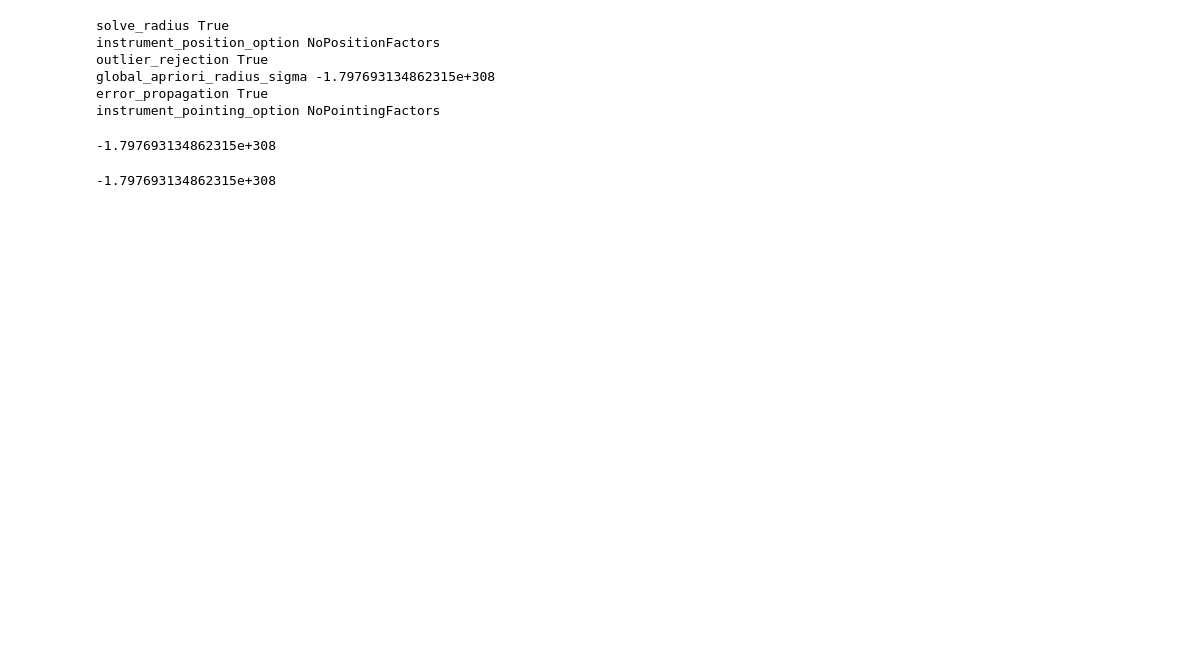
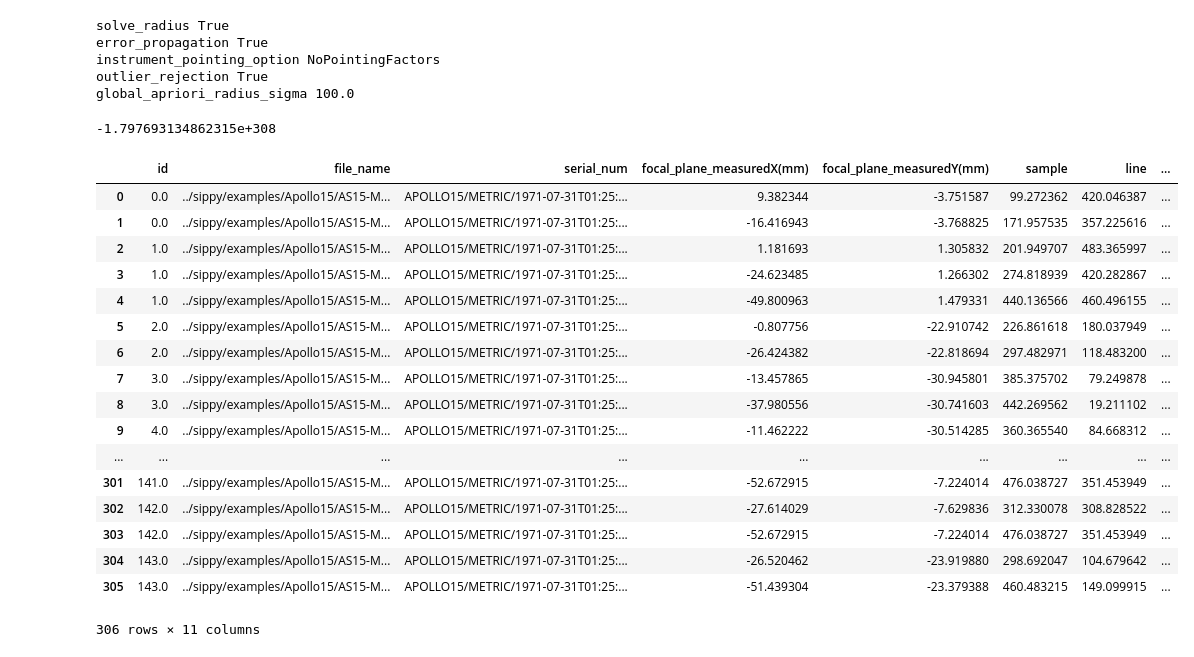
Before and after one commit to USGS-Astrogeology/sippy, a Jupyter notebook: notebooks/1. Bundle Adjustment API.ipynb, the cells around one changed output. Cells and saved outputs as stored; diff of their text form; code cells hidden in the pictures; blank space fills up the shorter version.

```diff
--- a/notebooks/1. Bundle Adjustment API.ipynb
+++ b/notebooks/1. Bundle Adjustment API.ipynb
@@ -19,7 +22,6 @@ cnet = get_path('compiles.net')
 bundle_parameters = {'solve_radius': True,
                      'error_propagation': True,
                      'instrument_pointing_option': 'Angles',
-                     'instrument_position_option': 'PositionOnly',
                      'outlier_rejection': True,
                      'global_apriori_radius_sigma': 100.}
 
@@ -27,19 +29,34 @@ bundle_parameters = {'solve_radius': True,
 bun = BundleAdjust(settings=bundle_parameters)
 # %% [output]
 solve_radius True
-instrument_position_option NoPositionFactors
-outlier_rejection True
-global_apriori_radius_sigma -1.797693134862315e+308
 error_propagation True
 instrument_pointing_option NoPointingFactors
+outlier_rejection True
+global_apriori_radius_sigma 100.0
-# %%
-bun.global_apriori_radius_sigma = 1.0
-bun.global_apriori_radius_sigma
-# %% [output]
--1.797693134862315e+308
 # %%
 bun.global_apriori_lat_sigma
 # %% [output]
 -1.797693134862315e+308
 # %%
 results, df = bun.bundle(cnet, flist)
+# %%
+df
+# %% [output]
+|  | id | file_name | serial_num | focal_plane_measuredX(mm) | focal_plane_measuredY(mm) | sample | line | ... |
+| 0 | 0.0 | ../sippy/examples/Apollo15/AS15-M... | APOLLO15/METRIC/1971-07-31T01:25:... | 9.382344 | -3.751587 | 99.272362 | 420.046387 | ... |
+| 1 | 0.0 | ../sippy/examples/Apollo15/AS15-M... | APOLLO15/METRIC/1971-07-31T01:25:... | -16.416943 | -3.768825 | 171.957535 | 357.225616 | ... |
+| 2 | 1.0 | ../sippy/examples/Apollo15/AS15-M... | APOLLO15/METRIC/1971-07-31T01:25:... | 1.181693 | 1.305832 | 201.949707 | 483.365997 | ... |
+| 3 | 1.0 | ../sippy/examples/Apollo15/AS15-M... | APOLLO15/METRIC/1971-07-31T01:25:... | -24.623485 | 1.266302 | 274.818939 | 420.282867 | ... |
+| 4 | 1.0 | ../sippy/examples/Apollo15/AS15-M... | APOLLO15/METRIC/1971-07-31T01:25:... | -49.800963 | 1.479331 | 440.136566 | 460.496155 | ... |
+| 5 | 2.0 | ../sippy/examples/Apollo15/AS15-M... | APOLLO15/METRIC/1971-07-31T01:25:... | -0.807756 | -22.910742 | 226.861618 | 180.037949 | ... |
+| 6 | 2.0 | ../sippy/examples/Apollo15/AS15-M... | APOLLO15/METRIC/1971-07-31T01:25:... | -26.424382 | -22.818694 | 297.482971 | 118.483200 | ... |
+| 7 | 3.0 | ../sippy/examples/Apollo15/AS15-M... | APOLLO15/METRIC/1971-07-31T01:25:... | -13.457865 | -30.945801 | 385.375702 | 79.249878 | ... |
+| 8 | 3.0 | ../sippy/examples/Apollo15/AS15-M... | APOLLO15/METRIC/1971-07-31T01:25:... | -37.980556 | -30.741603 | 442.269562 | 19.211102 | ... |
+| 9 | 4.0 | ../sippy/examples/Apollo15/AS15-M... | APOLLO15/METRIC/1971-07-31T01:25:... | -11.462222 | -30.514285 | 360.365540 | 84.668312 | ... |
+| ... | ... | ... | ... | ... | ... | ... | ... | ... |
+| 301 | 141.0 | ../sippy/examples/Apollo15/AS15-M... | APOLLO15/METRIC/1971-07-31T01:25:... | -52.672915 | -7.224014 | 476.038727 | 351.453949 | ... |
+| 302 | 142.0 | ../sippy/examples/Apollo15/AS15-M... | APOLLO15/METRIC/1971-07-31T01:25:... | -27.614029 | -7.629836 | 312.330078 | 308.828522 | ... |
+| 303 | 142.0 | ../sippy/examples/Apollo15/AS15-M... | APOLLO15/METRIC/1971-07-31T01:25:... | -52.672915 | -7.224014 | 476.038727 | 351.453949 | ... |
+| 304 | 143.0 | ../sippy/examples/Apollo15/AS15-M... | APOLLO15/METRIC/1971-07-31T01:25:... | -26.520462 | -23.919880 | 298.692047 | 104.679642 | ... |
+| 305 | 143.0 | ../sippy/examples/Apollo15/AS15-M... | APOLLO15/METRIC/1971-07-31T01:25:... | -51.439304 | -23.379388 | 460.483215 | 149.099915 | ... |
+306 rows × 11 columns
```
Also changed, not shown: parts of 2 cells of this notebook.
